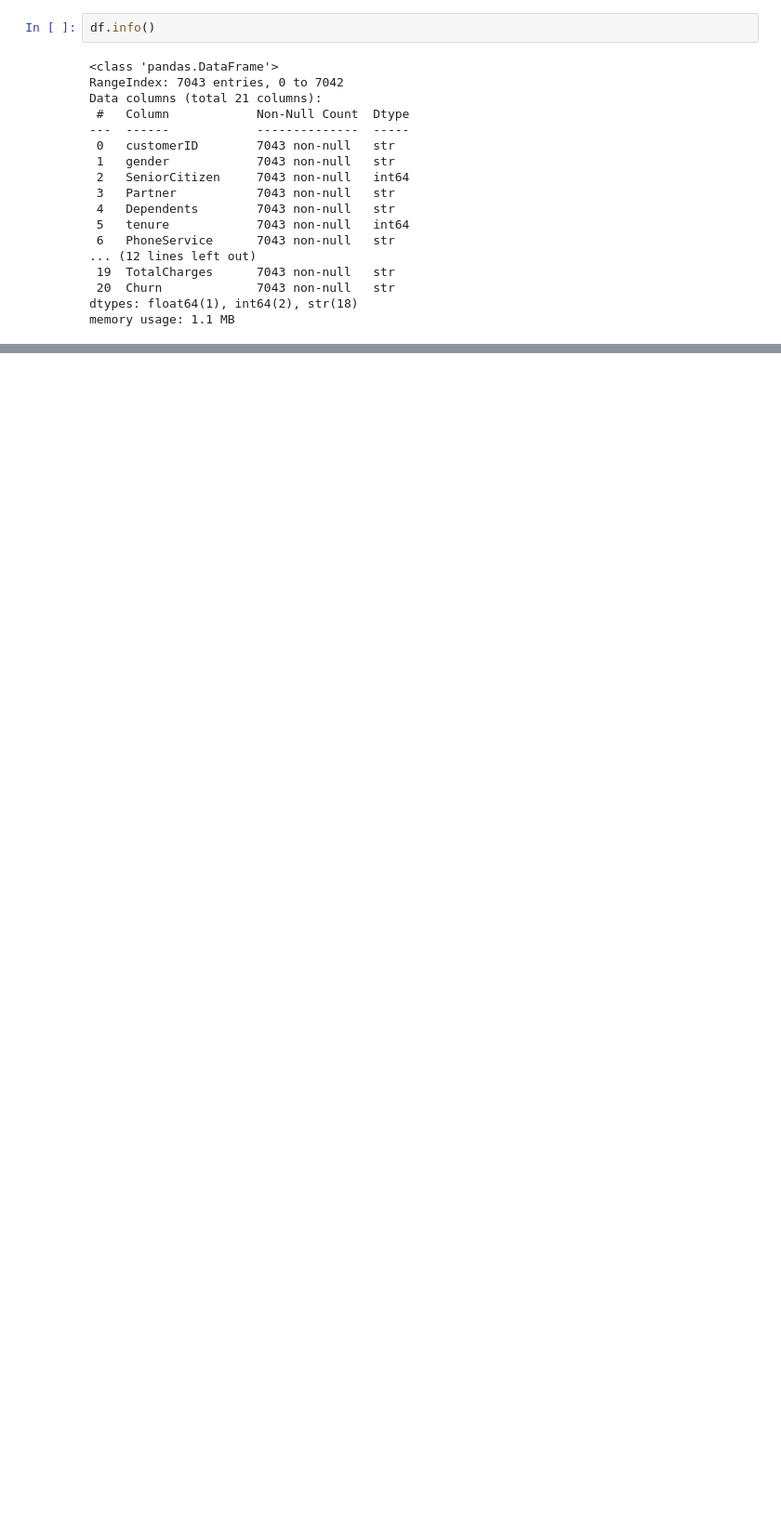
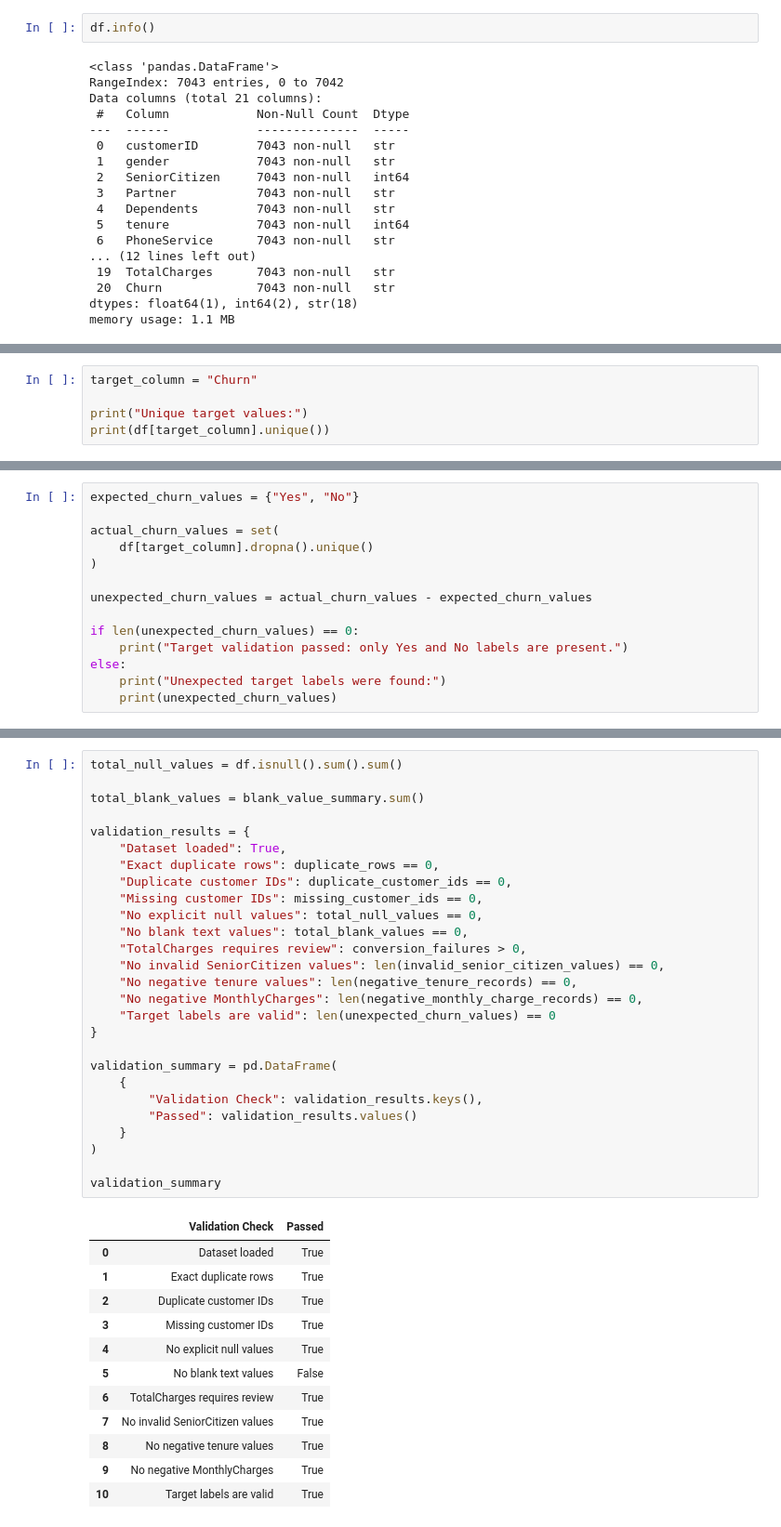
Before and after one commit to aman1165/customer-churn-segmentation, a Jupyter notebook: notebooks/01_data_validation.ipynb, the cells around one changed output, grey strips where cells are left out. Shown at 93% size. Drawn from its saved outputs; the diff is of its cells as text; blank space fills up the shorter version.

```diff
--- a/notebooks/01_data_validation.ipynb
+++ b/notebooks/01_data_validation.ipynb
@@ -92,0 +671,5 @@ Name: count, dtype: int64
+# %%
+target_column = "Churn"
+
+print("Unique target values:")
+print(df[target_column].unique())
@@ -92,0 +737,14 @@ Name: count, dtype: int64
+# %%
+expected_churn_values = {"Yes", "No"}
+
+actual_churn_values = set(
+    df[target_column].dropna().unique()
+)
+
+unexpected_churn_values = actual_churn_values - expected_churn_values
+
+if len(unexpected_churn_values) == 0:
+    print("Target validation passed: only Yes and No labels are present.")
+else:
+    print("Unexpected target labels were found:")
+    print(unexpected_churn_values)
@@ -92,0 +797,40 @@ Name: count, dtype: int64
+# %%
+total_null_values = df.isnull().sum().sum()
+
+total_blank_values = blank_value_summary.sum()
+
+validation_results = {
+    "Dataset loaded": True,
+    "Exact duplicate rows": duplicate_rows == 0,
+    "Duplicate customer IDs": duplicate_customer_ids == 0,
+    "Missing customer IDs": missing_customer_ids == 0,
+    "No explicit null values": total_null_values == 0,
+    "No blank text values": total_blank_values == 0,
+    "TotalCharges requires review": conversion_failures > 0,
+    "No invalid SeniorCitizen values": len(invalid_senior_citizen_values) == 0,
+    "No negative tenure values": len(negative_tenure_records) == 0,
+    "No negative MonthlyCharges": len(negative_monthly_charge_records) == 0,
+    "Target labels are valid": len(unexpected_churn_values) == 0
+}
+
+validation_summary = pd.DataFrame(
+    {
+        "Validation Check": validation_results.keys(),
+        "Passed": validation_results.values()
+    }
+)
+
+validation_summary
+# %% [output]
+|  | Validation Check | Passed |
+| 0 | Dataset loaded | True |
+| 1 | Exact duplicate rows | True |
+| 2 | Duplicate customer IDs | True |
+| 3 | Missing customer IDs | True |
+| 4 | No explicit null values | True |
+| 5 | No blank text values | False |
+| 6 | TotalCharges requires review | True |
+| 7 | No invalid SeniorCitizen values | True |
+| 8 | No negative tenure values | True |
+| 9 | No negative MonthlyCharges | True |
+| 10 | Target labels are valid | True |
```
Also changed, not shown: parts of 72 cells of this notebook, 11 other files.
